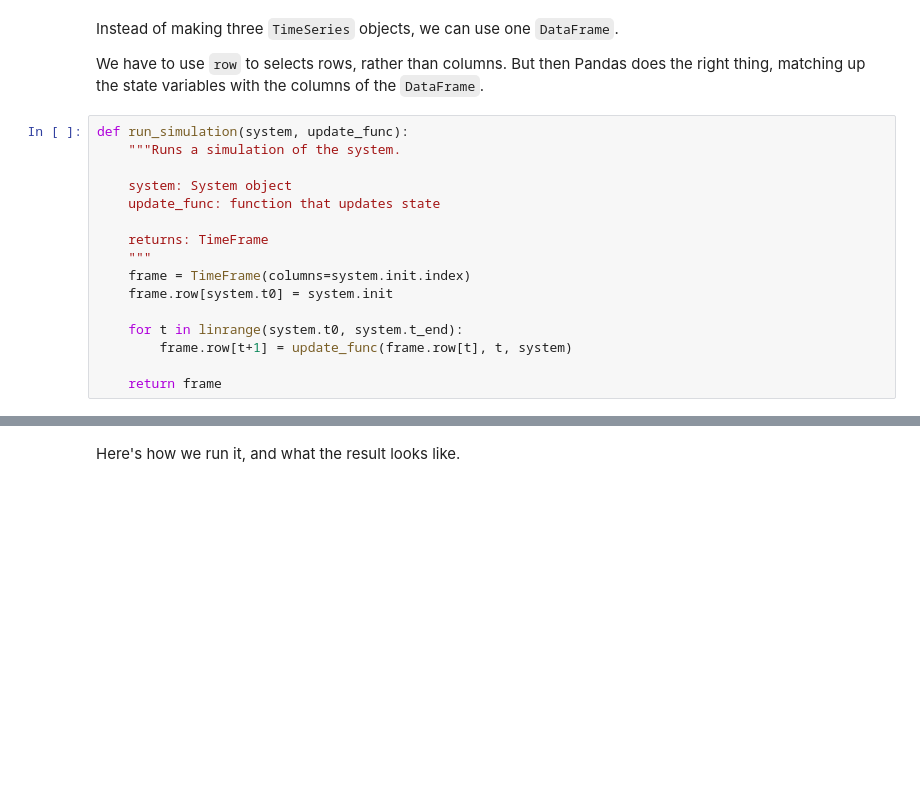
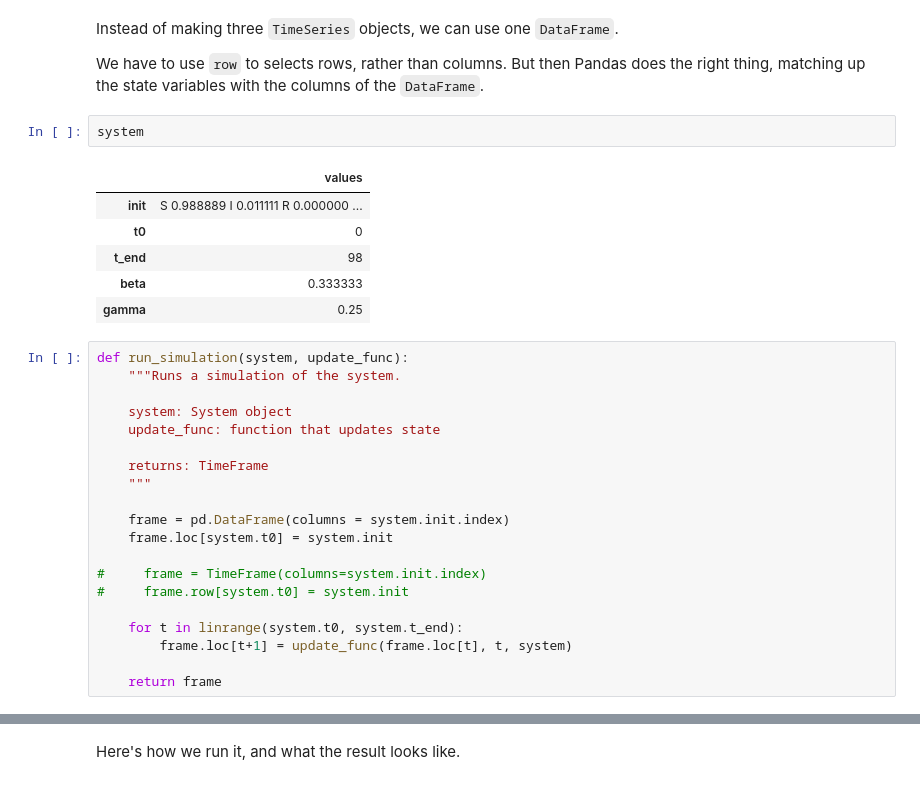
Before and after one commit to OwenZzzzOrganization/ModSimPy, a Jupyter notebook: notebooks/chap11.ipynb, the cells around one changed output, grey strips where cells are left out. Saved outputs shown, nothing was run; the diff lists cells and outputs as text; blank space fills up the shorter version.

```diff
--- a/notebooks/chap11.ipynb
+++ b/notebooks/chap11.ipynb
@@ -180,6 +270,15 @@ savefig('figs/chap11-fig01.pdf')
 Instead of making three `TimeSeries` objects, we can use one `DataFrame`.
 
 We have to use `row` to selects rows, rather than columns.  But then Pandas does the right thing, matching up the state variables with the columns of the `DataFrame`.
+# %%
+system
+# %% [output]
+|  | values |
+| init | S 0.988889 I 0.011111 R 0.000000 ... |
+| t0 | 0 |
+| t_end | 98 |
+| beta | 0.333333 |
+| gamma | 0.25 |
 # %%
 def run_simulation(system, update_func):
     """Runs a simulation of the system.
@@ -189,10 +288,14 @@ def run_simulation(system, update_func):
 
     returns: TimeFrame
     """
-    frame = TimeFrame(columns=system.init.index)
-    frame.row[system.t0] = system.init
+
+    frame = pd.DataFrame(columns = system.init.index)
+    frame.loc[system.t0] = system.init
+
+#     frame = TimeFrame(columns=system.init.index)
+#     frame.row[system.t0] = system.init
 
     for t in linrange(system.t0, system.t_end):
-        frame.row[t+1] = update_func(frame.row[t], t, system)
+        frame.loc[t+1] = update_func(frame.loc[t], t, system)
 
     return frame
```
Also changed, not shown: parts of 24 cells of this notebook, 17 other files.
